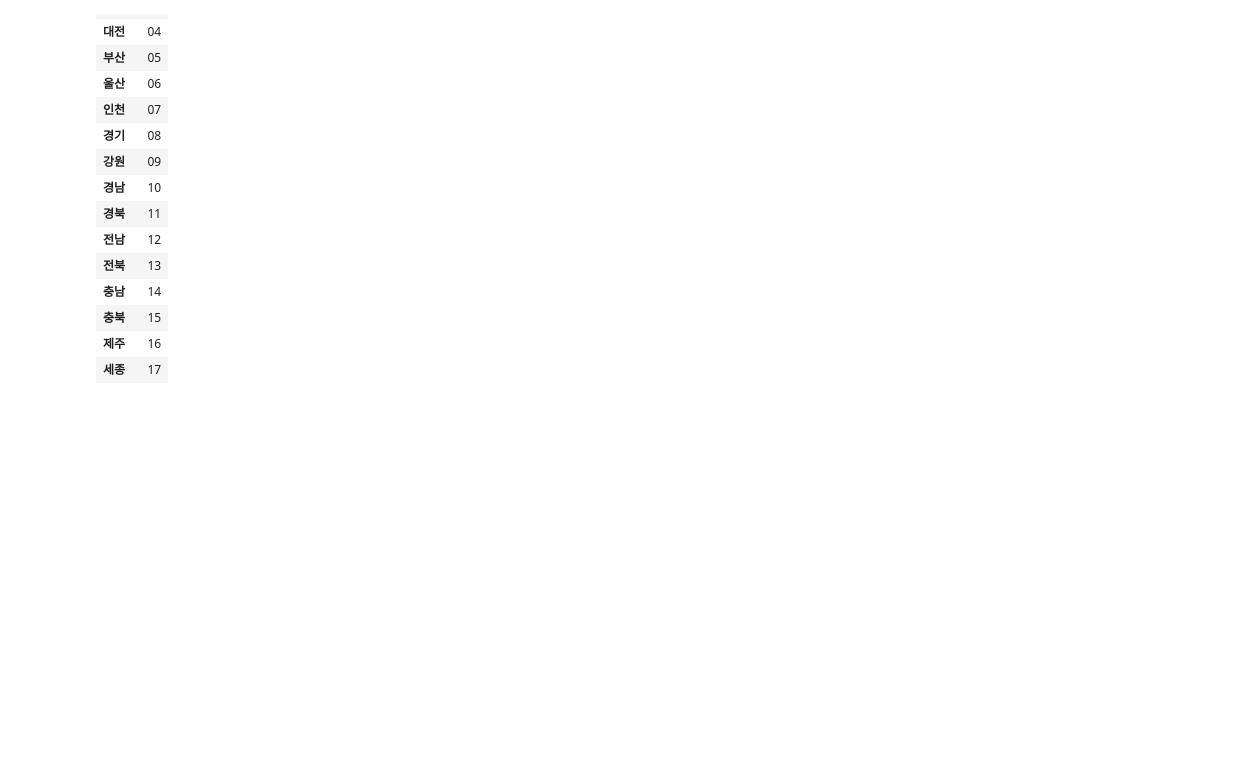
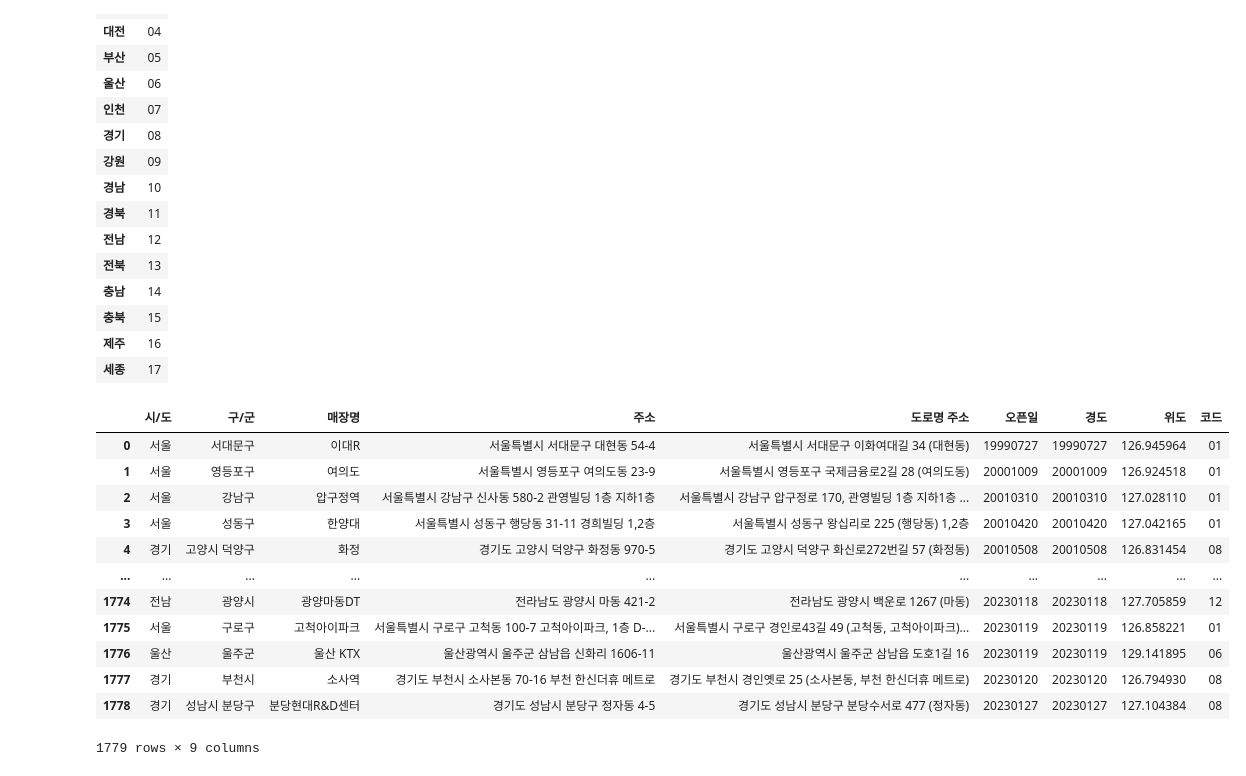
Before and after one commit to stonesteel0606/seaborn_tutorial, a Jupyter notebook: API_STARBUCKS.ipynb, the cells around one changed output. Cells and saved outputs as stored; diff of their text form; code cells hidden in the pictures; blank space fills up the shorter version.

```diff
--- a/API_STARBUCKS.ipynb
+++ b/API_STARBUCKS.ipynb
@@ -147,3 +164,20 @@ df_code
 | 충북 | 15 |
 | 제주 | 16 |
 | 세종 | 17 |
+# %%
+df = df.sort_values(by = '오픈일', ascending=True).reset_index(drop=True)
+df
+# %% [output]
+|  | 시/도 | 구/군 | 매장명 | 주소 | 도로명 주소 | 오픈일 | 경도 | 위도 | 코드 |
+| 0 | 서울 | 서대문구 | 이대R | 서울특별시 서대문구 대현동 54-4 | 서울특별시 서대문구 이화여대길 34 (대현동) | 19990727 | 19990727 | 126.945964 | 01 |
+| 1 | 서울 | 영등포구 | 여의도 | 서울특별시 영등포구 여의도동 23-9 | 서울특별시 영등포구 국제금융로2길 28 (여의도동) | 20001009 | 20001009 | 126.924518 | 01 |
+| 2 | 서울 | 강남구 | 압구정역 | 서울특별시 강남구 신사동 580-2 관영빌딩 1층 지하1층 | 서울특별시 강남구 압구정로 170, 관영빌딩 1층 지하1층 ... | 20010310 | 20010310 | 127.028110 | 01 |
+| 3 | 서울 | 성동구 | 한양대 | 서울특별시 성동구 행당동 31-11 경희빌딩 1,2층 | 서울특별시 성동구 왕십리로 225 (행당동) 1,2층 | 20010420 | 20010420 | 127.042165 | 01 |
+| 4 | 경기 | 고양시 덕양구 | 화정 | 경기도 고양시 덕양구 화정동 970-5 | 경기도 고양시 덕양구 화신로272번길 57 (화정동) | 20010508 | 20010508 | 126.831454 | 08 |
+| ... | ... | ... | ... | ... | ... | ... | ... | ... | ... |
+| 1774 | 전남 | 광양시 | 광양마동DT | 전라남도 광양시 마동 421-2 | 전라남도 광양시 백운로 1267 (마동) | 20230118 | 20230118 | 127.705859 | 12 |
+| 1775 | 서울 | 구로구 | 고척아이파크 | 서울특별시 구로구 고척동 100-7 고척아이파크, 1층 D-... | 서울특별시 구로구 경인로43길 49 (고척동, 고척아이파크)... | 20230119 | 20230119 | 126.858221 | 01 |
+| 1776 | 울산 | 울주군 | 울산 KTX | 울산광역시 울주군 삼남읍 신화리 1606-11 | 울산광역시 울주군 삼남읍 도호1길 16 | 20230119 | 20230119 | 129.141895 | 06 |
+| 1777 | 경기 | 부천시 | 소사역 | 경기도 부천시 소사본동 70-16 부천 한신더휴 메트로 | 경기도 부천시 경인옛로 25 (소사본동, 부천 한신더휴 메트로) | 20230120 | 20230120 | 126.794930 | 08 |
+| 1778 | 경기 | 성남시 분당구 | 분당현대R&D센터 | 경기도 성남시 분당구 정자동 4-5 | 경기도 성남시 분당구 분당수서로 477 (정자동) | 20230127 | 20230127 | 127.104384 | 08 |
+1779 rows × 9 columns
```
Also changed, not shown: parts of 7 cells of this notebook.
